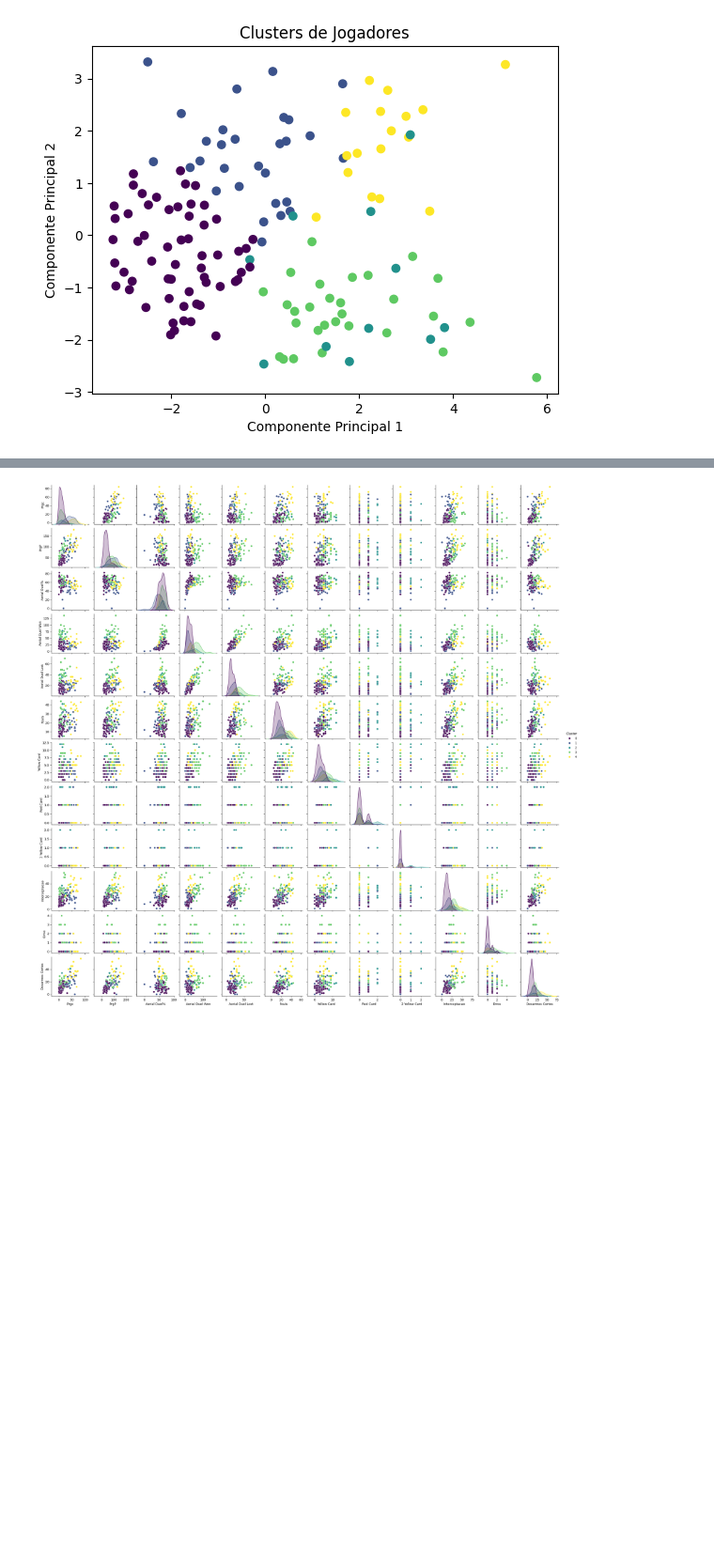
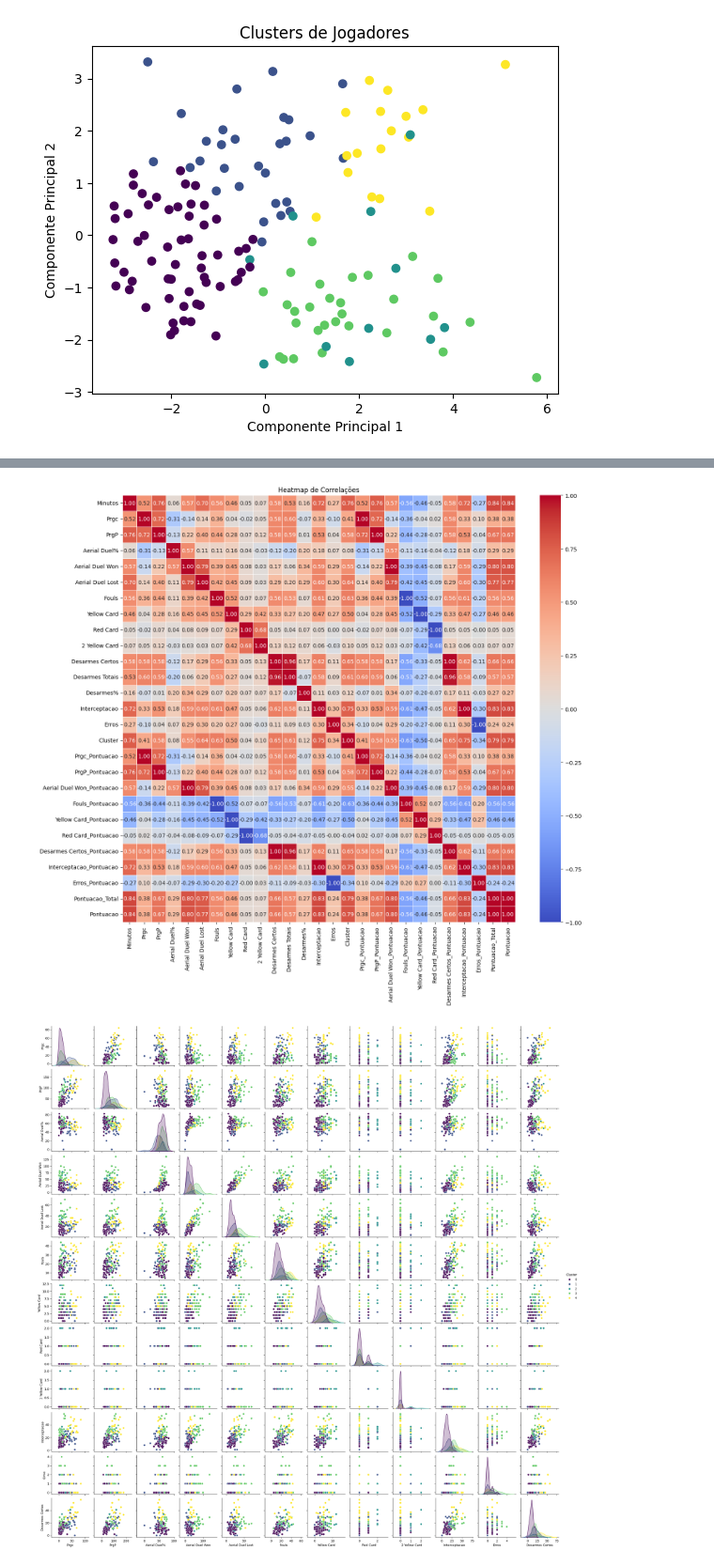
Before and after one commit to ohallao/MoneyBall-Brasileirao, a Jupyter notebook: MoneyBall_Braisleirao_Zagueiros.ipynb, the cells around one changed output, grey strips where cells are left out. Shown at 94% size. Cells and saved outputs as stored; diff of their text form; code cells hidden in the pictures; blank space fills up the shorter version.

```diff
--- a/MoneyBall_Braisleirao_Zagueiros.ipynb
+++ b/MoneyBall_Braisleirao_Zagueiros.ipynb
@@ -547,3 +565,10 @@ plt.ylabel('Componente Principal 2')
 plt.show()
 # %% [output]
 [figure]
+# %%
+# Selecionar apenas as colunas numéricas para calcular a correlação
+numeric_columns = Zag.select_dtypes(include=np.number).columns
+correlation_matrix = Zag[numeric_columns].corr()
+
+# Exibir a matriz de correlação
+print(correlation_matrix)
@@ -550,3 +593,10 @@ plt.show()
+# %%
+plt.figure(figsize=(16, 14))  # Define o tamanho da figura
+sns.heatmap(correlation_matrix, annot=True, cmap='coolwarm', fmt=".2f", linewidths=0.5)
+plt.title('Heatmap de Correlações')
+plt.show()
+# %% [output]
+[figure, added]
 # %%
 # Adicionar as métricas e o cluster ao DataFrame para visualização
 metrics = ['Prgc', 'PrgP', 'Aerial Duel%','Aerial Duel Won','Aerial Duel Lost', 'Fouls', 'Yellow Card', 'Red Card', '2 Yellow Card','Interceptacao','Erros','Desarmes Certos','Cluster']
```
Also changed, not shown: parts of 12 cells of this notebook.
